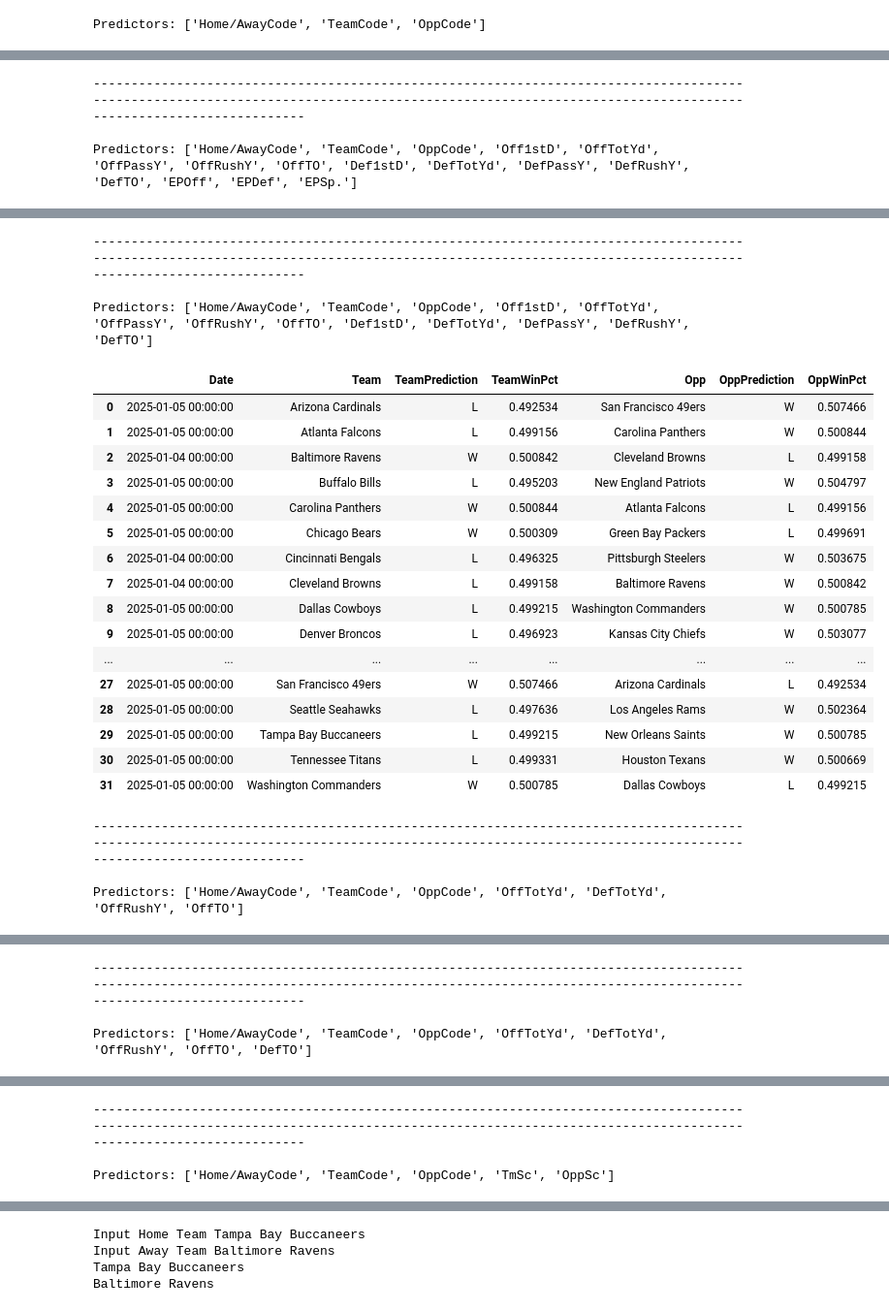
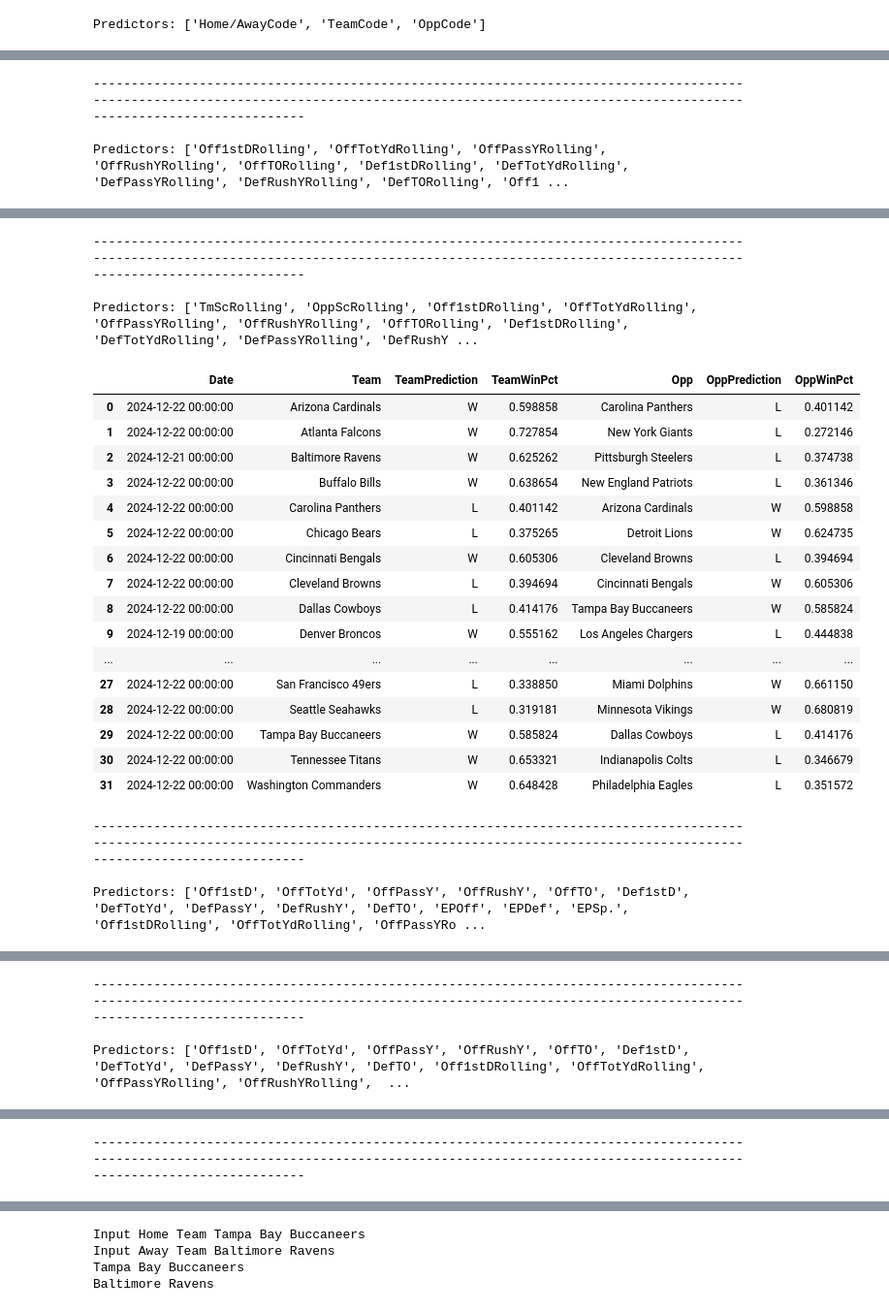
Before and after one commit to Meherzan-Gai/nfl-win-predictor, a Jupyter notebook: predictor.ipynb, the cells around one changed output, grey strips where cells are left out. Shown: that part at 97% size. Drawn from its saved outputs; the diff is of its cells as text; code cells hidden in the pictures.

```diff
--- a/predictor.ipynb
+++ b/predictor.ipynb
@@ -86,16 +100,0 @@ matches['Target'] = (matches['Result'] == 'W').astype('int')
-# %%
-#Initializing a random forest machine learning model
-rf = RandomForestClassifier(n_estimators = 100, min_samples_split = 10, random_state = 1)
-
-#Training on previous games from this and the past two seasons
-training = matches[matches['Date'] < '12-24-2024']
-train = matches[matches['Date'] > '04-04-2019'] #delete this and change above line to fix
-test = matches[matches['Date'] > '12-24-2024']
-
-#Testing using 3 basic predictors, whether the game is home or away,
-#who the team playing is and who the opponent is
-#team's and oppoenents are broken down by year so the 2023 49ers are different than the 2024 49ers
-#this helps to account for the NFL's volatility in team strength season to season
-predictors = ['Home/AwayCode', 'TeamCode', 'OppCode']
-rf.fit(train[predictors], train['Target'])
-preds = rf.predict(test[predictors])
@@ -125,9 +115,22 @@ def make_predictions(data, predVals):
 def rolling_averages(team, cols, new_cols):
     team = team.sort_values('Date')
     opp = team['Opp']
-    rolling_stats = team[cols].rolling(3, closed = 'left').mean()
+
+    rolling_stats_3 = team[cols].rolling(3, closed='left').mean()
+
+    # Compute 2-week rolling average for rows still null
+    rolling_stats_2 = team[cols].rolling(2, closed='left').mean()
+
+    # Compute 1-week rolling average (previous week) for rows still null
+    rolling_stats_1 = team[cols].rolling(1, closed='left').mean()
+
+    # Combine these, filling NaN values progressively
+    rolling_stats = rolling_stats_3.fillna(rolling_stats_2).fillna(rolling_stats_1)
+
+    # Set any remaining NaN values to 0
+    rolling_stats = rolling_stats.fillna(0)
+
     team[new_cols] = rolling_stats
-    team = team.dropna(subset = new_cols)
     return team
 # %%
 
@@ -230,7 +285,7 @@ Name: count, dtype: int64
 # %%
 ## get week 18 games
 week18 = matches_rolling[matches_rolling['Season'] == 2024].copy(deep = True)
-week18 = week18[week18['Week'] == 18]
+week18 = week18[week18['Week'] == 16]
 rf_idx = 0
 predictors = ['Home/AwayCode', 'TeamCode', 'OppCode']
 #predictorCols = ['Off1stD', 'OffTotYd', 'OffPassY', 'OffRushY', 'OffTO', 'Def1stD', 'DefTotYd',
@@ -238,7 +293,7 @@ predictors = ['Home/AwayCode', 'TeamCode', 'OppCode']
 #'OffTORolling', 'Def1stDRolling', 'DefTotYdRolling', 'DefPassYRolling', 'DefRushYRolling', 'DefTORolling']
 
 for predictorCols in predictorTests:
-    new_predictors = predictors + predictorCols
+    new_predictors = predictorCols
     rf = rf_models[rf_idx]
     rf_idx += 1
     week18_preds = rf.predict_proba(week18[new_predictors])#predict win percentages
@@ -304,4 +359,4 @@ Predictors: ['Home/AwayCode', 'TeamCode', 'OppCode']
 --------------------------------------------------------------------------------------------------------------------------------------------------------------------------------------------------------
 
-Predictors: ['Home/AwayCode', 'TeamCode', 'OppCode', 'Off1stD', 'OffTotYd', 'OffPassY', 'OffRushY', 'OffTO', 'Def1stD', 'DefTotYd', 'DefPassY', 'DefRushY', 'DefTO', 'EPOff', 'EPDef', 'EPSp.']
+Predictors: ['Off1stDRolling', 'OffTotYdRolling', 'OffPassYRolling', 'OffRushYRolling', 'OffTORolling', 'Def1stDRolling', 'DefTotYdRolling', 'DefPassYRolling', 'DefRushYRolling', 'DefTORolling', 'Off1 ...
 |  | Date | Team | TeamPrediction | TeamWinPct | Opp | OppPrediction | OppWinPct |
@@ -324,24 +379,24 @@ Predictors: ['Home/AwayCode', 'TeamCode', 'OppCode', 'Off1stD', 'OffTotYd', 'Off
 --------------------------------------------------------------------------------------------------------------------------------------------------------------------------------------------------------
 
-Predictors: ['Home/AwayCode', 'TeamCode', 'OppCode', 'Off1stD', 'OffTotYd', 'OffPassY', 'OffRushY', 'OffTO', 'Def1stD', 'DefTotYd', 'DefPassY', 'DefRushY', 'DefTO']
+Predictors: ['TmScRolling', 'OppScRolling', 'Off1stDRolling', 'OffTotYdRolling', 'OffPassYRolling', 'OffRushYRolling', 'OffTORolling', 'Def1stDRolling', 'DefTotYdRolling', 'DefPassYRolling', 'DefRushY ...
 |  | Date | Team | TeamPrediction | TeamWinPct | Opp | OppPrediction | OppWinPct |
-| 0 | 2025-01-05 00:00:00 | Arizona Cardinals | L | 0.492534 | San Francisco 49ers | W | 0.507466 |
-| 1 | 2025-01-05 00:00:00 | Atlanta Falcons | L | 0.499156 | Carolina Panthers | W | 0.500844 |
-| 2 | 2025-01-04 00:00:00 | Baltimore Ravens | W | 0.500842 | Cleveland Browns | L | 0.499158 |
-| 3 | 2025-01-05 00:00:00 | Buffalo Bills | L | 0.495203 | New England Patriots | W | 0.504797 |
-| 4 | 2025-01-05 00:00:00 | Carolina Panthers | W | 0.500844 | Atlanta Falcons | L | 0.499156 |
-| 5 | 2025-01-05 00:00:00 | Chicago Bears | W | 0.500309 | Green Bay Packers | L | 0.499691 |
-| 6 | 2025-01-04 00:00:00 | Cincinnati Bengals | L | 0.496325 | Pittsburgh Steelers | W | 0.503675 |
-| 7 | 2025-01-04 00:00:00 | Cleveland Browns | L | 0.499158 | Baltimore Ravens | W | 0.500842 |
-| 8 | 2025-01-05 00:00:00 | Dallas Cowboys | L | 0.499215 | Washington Commanders | W | 0.500785 |
-| 9 | 2025-01-05 00:00:00 | Denver Broncos | L | 0.496923 | Kansas City Chiefs | W | 0.503077 |
+| 0 | 2024-12-22 00:00:00 | Arizona Cardinals | W | 0.598858 | Carolina Panthers | L | 0.401142 |
+| 1 | 2024-12-22 00:00:00 | Atlanta Falcons | W | 0.727854 | New York Giants | L | 0.272146 |
+| 2 | 2024-12-21 00:00:00 | Baltimore Ravens | W | 0.625262 | Pittsburgh Steelers | L | 0.374738 |
+| 3 | 2024-12-22 00:00:00 | Buffalo Bills | W | 0.638654 | New England Patriots | L | 0.361346 |
+| 4 | 2024-12-22 00:00:00 | Carolina Panthers | L | 0.401142 | Arizona Cardinals | W | 0.598858 |
+| 5 | 2024-12-22 00:00:00 | Chicago Bears | L | 0.375265 | Detroit Lions | W | 0.624735 |
+| 6 | 2024-12-22 00:00:00 | Cincinnati Bengals | W | 0.605306 | Cleveland Browns | L | 0.394694 |
+| 7 | 2024-12-22 00:00:00 | Cleveland Browns | L | 0.394694 | Cincinnati Bengals | W | 0.605306 |
+| 8 | 2024-12-22 00:00:00 | Dallas Cowboys | L | 0.414176 | Tampa Bay Buccaneers | W | 0.585824 |
+| 9 | 2024-12-19 00:00:00 | Denver Broncos | W | 0.555162 | Los Angeles Chargers | L | 0.444838 |
 | ... | ... | ... | ... | ... | ... | ... | ... |
-| 27 | 2025-01-05 00:00:00 | San Francisco 49ers | W | 0.507466 | Arizona Cardinals | L | 0.492534 |
-| 28 | 2025-01-05 00:00:00 | Seattle Seahawks | L | 0.497636 | Los Angeles Rams | W | 0.502364 |
-| 29 | 2025-01-05 00:00:00 | Tampa Bay Buccaneers | L | 0.499215 | New Orleans Saints | W | 0.500785 |
-| 30 | 2025-01-05 00:00:00 | Tennessee Titans | L | 0.499331 | Houston Texans | W | 0.500669 |
-| 31 | 2025-01-05 00:00:00 | Washington Commanders | W | 0.500785 | Dallas Cowboys | L | 0.499215 |
+| 27 | 2024-12-22 00:00:00 | San Francisco 49ers | L | 0.338850 | Miami Dolphins | W | 0.661150 |
+| 28 | 2024-12-22 00:00:00 | Seattle Seahawks | L | 0.319181 | Minnesota Vikings | W | 0.680819 |
+| 29 | 2024-12-22 00:00:00 | Tampa Bay Buccaneers | W | 0.585824 | Dallas Cowboys | L | 0.414176 |
+| 30 | 2024-12-22 00:00:00 | Tennessee Titans | W | 0.653321 | Indianapolis Colts | L | 0.346679 |
+| 31 | 2024-12-22 00:00:00 | Washington Commanders | W | 0.648428 | Philadelphia Eagles | L | 0.351572 |
 --------------------------------------------------------------------------------------------------------------------------------------------------------------------------------------------------------
 
-Predictors: ['Home/AwayCode', 'TeamCode', 'OppCode', 'OffTotYd', 'DefTotYd', 'OffRushY', 'OffTO']
+Predictors: ['Off1stD', 'OffTotYd', 'OffPassY', 'OffRushY', 'OffTO', 'Def1stD', 'DefTotYd', 'DefPassY', 'DefRushY', 'DefTO', 'EPOff', 'EPDef', 'EPSp.', 'Off1stDRolling', 'OffTotYdRolling', 'OffPassYRo ...
 |  | Date | Team | TeamPrediction | TeamWinPct | Opp | OppPrediction | OppWinPct |
@@ -364,4 +419,4 @@ Predictors: ['Home/AwayCode', 'TeamCode', 'OppCode', 'OffTotYd', 'DefTotYd', 'Of
 --------------------------------------------------------------------------------------------------------------------------------------------------------------------------------------------------------
 
-Predictors: ['Home/AwayCode', 'TeamCode', 'OppCode', 'OffTotYd', 'DefTotYd', 'OffRushY', 'OffTO', 'DefTO']
+Predictors: ['Off1stD', 'OffTotYd', 'OffPassY', 'OffRushY', 'OffTO', 'Def1stD', 'DefTotYd', 'DefPassY', 'DefRushY', 'DefTO', 'Off1stDRolling', 'OffTotYdRolling', 'OffPassYRolling', 'OffRushYRolling',  ...
 |  | Date | Team | TeamPrediction | TeamWinPct | Opp | OppPrediction | OppWinPct |
@@ -384,3 +439 @@ Predictors: ['Home/AwayCode', 'TeamCode', 'OppCode', 'OffTotYd', 'DefTotYd', 'Of
 --------------------------------------------------------------------------------------------------------------------------------------------------------------------------------------------------------
-
-Predictors: ['Home/AwayCode', 'TeamCode', 'OppCode', 'TmSc', 'OppSc']
```
Also changed, not shown: parts of 5 cells of this notebook.
